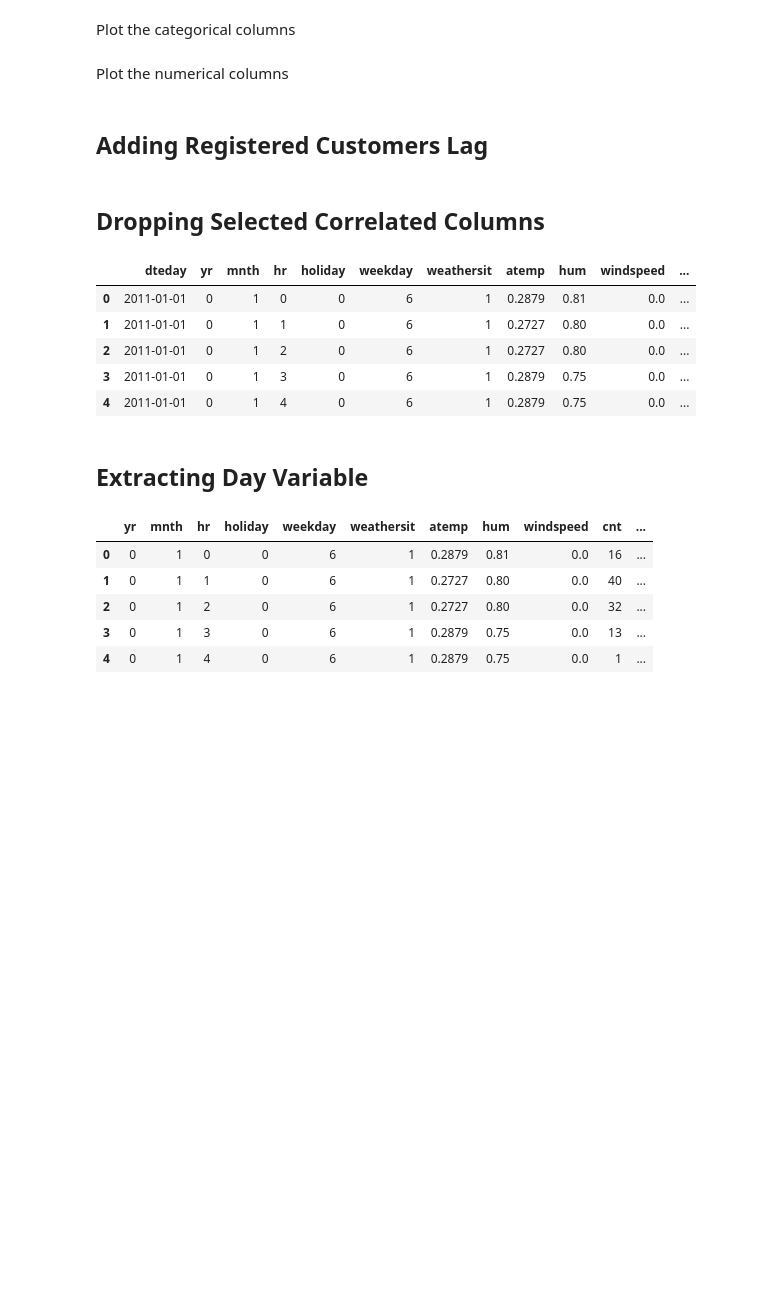
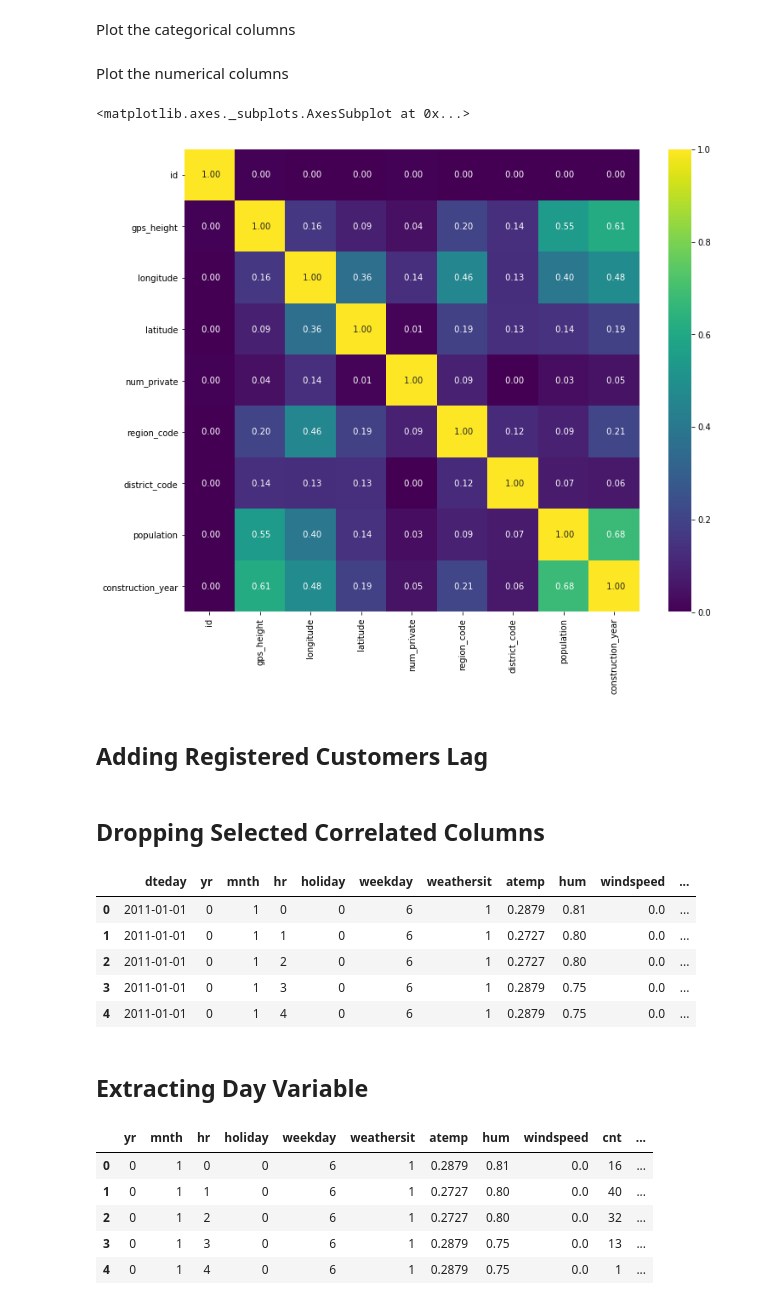
Before and after one commit to f-loguercio/ML_pump_it_up, a Jupyter notebook: ML_water_explore.ipynb, the cells around one changed output. Drawn from its saved outputs; the diff is of its cells as text; code cells hidden in the pictures; blank space fills up the shorter version.

```diff
--- a/ML_water_explore.ipynb
+++ b/ML_water_explore.ipynb
@@ -120,5 +118,5 @@ def drop_columns(df, cols):
     df.drop(df[cols], axis=1, inplace = True)
     return df
 
-#data = drop_columns(data, ['instant','casual'])
-data.head()
+data = drop_columns(data, ['recorded_by', 'payment_type', 'water_quality', 'quantity_group', 'source_type', 'source_class', 'waterpoint_type_group']) #'extraction_type_class', 'extraction_type_group', 'management_group'
+# maybe include water quality
@@ -135,7 +126,19 @@ Now fixing the data types of numerical columns that are actually categorical
 # %%
+def convert_to_category(df, cols):
+    for i in cols:
+        df[i] = df[i].astype('category')
+    return df
+
+data = convert_to_category(data, data.iloc[:,13:15])
+
 data = pd.concat([
         data.select_dtypes([], ['object']),
         data.select_dtypes(['object']).apply(pd.Series.astype, dtype='category')
         ], axis=1).reindex_axis(data.columns, axis=1)
+
+data['date_recorded'] = pd.to_datetime(data['date_recorded'])
+
+data['amount_tsh'] = pd.to_numeric(data['amount_tsh'])
+
 data.dtypes
 # %% [output]
@@ -273,12 +452,14 @@ def categorical_correlated(df, threshold=0.9):
     return [column for column in upper.columns if any(abs(upper[column]) > threshold)], corr
 
 
+#def correlated(df, threshold=0.9):
+#    return (categorical_correlated(df, threshold), numerical_correlated(df, threshold))
 def correlated(df, threshold=0.9):
-    return (categorical_correlated(df, threshold), numerical_correlated(df, threshold))
+    return (numerical_correlated(df, threshold))
 
 correlated_cols = correlated(data, 0.7)
 
-if(len(correlated_cols[0][0]) + len(correlated_cols[1][0]) > 0):
-    print('The following columns are correlated: ' + str(correlated_cols[0][0] + correlated_cols[1][0]))
-else:
-    print('No correlated columns for the selected threshold')
+#if(len(correlated_cols[0][0]) + len(correlated_cols[1][0]) > 0):
+#    print('The following columns are correlated: ' + str(correlated_cols[0][0] + correlated_cols[1][0]))
+#else:
+#    print('No correlated columns for the selected threshold')
@@ -293,7 +472,10 @@ sns.heatmap(correlated_cols[0][1],cbar=True,fmt =' .2f', annot=True, cmap='virid
 Plot the numerical columns
 # %%
 plt.figure(figsize=(12,10))
-sns.heatmap(correlated_cols[1][1],cbar=True,fmt =' .2f', annot=True, cmap='viridis')
+sns.heatmap(correlated_cols[1],cbar=True,fmt =' .2f', annot=True, cmap='viridis')
+# %% [output]
+<matplotlib.axes._subplots.AxesSubplot at 0x...>
+[figure, added]
 # %% [markdown]
 ## Adding Registered Customers Lag
 # %%
```
Also changed, not shown: parts of 31 cells of this notebook.
